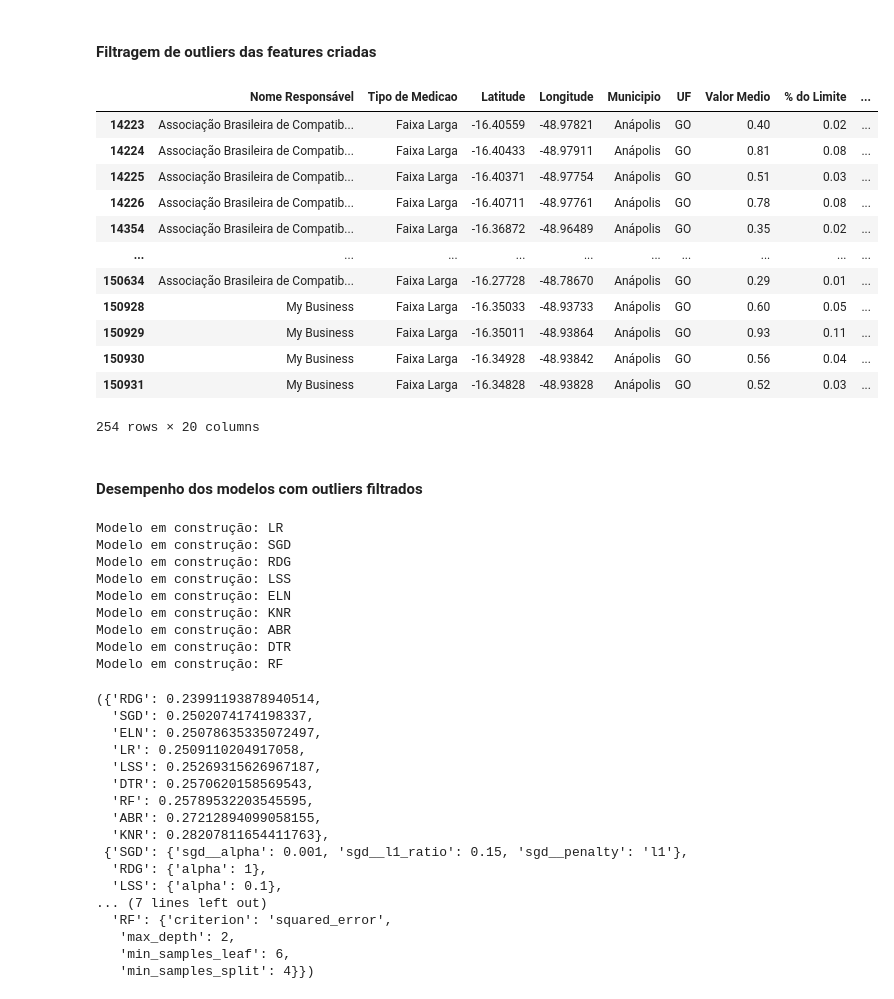
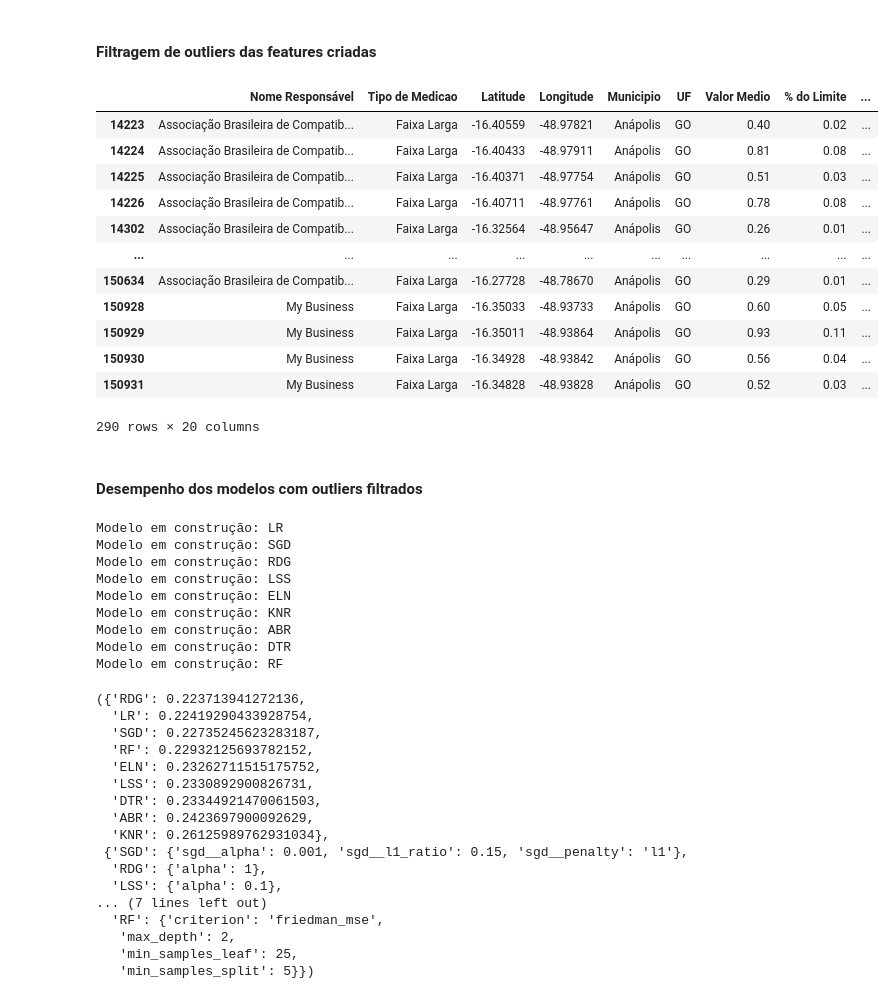
Before and after one commit to lucastsc/eletromagnetism, a Jupyter notebook: electromagnetism.ipynb, the cells around one changed output. Cells and saved outputs as stored; diff of their text form; code cells hidden in the pictures.

```diff
--- a/electromagnetism.ipynb
+++ b/electromagnetism.ipynb
@@ -861,25 +877,25 @@ def boxplot_data(df,col):
 # %%
 #filtra os outliers
 f2 = f[
     (f['Rx_Height'] < boxplot_data(f,'Rx_Height')['max']) &
-    (f['Rx_Height'] > boxplot_data(f,'Rx_Height')['min'])
+    (f['Rx_Height'] >= boxplot_data(f,'Rx_Height')['min'])
 ]
 
 f2
 # %% [output]
 |  | Nome Responsável | Tipo de Medicao | Latitude | Longitude | Municipio | UF | Valor Medio | % do Limite | ... |
 | 14223 | Associação Brasileira de Compatib... | Faixa Larga | -16.40559 | -48.97821 | Anápolis | GO | 0.40 | 0.02 | ... |
 | 14224 | Associação Brasileira de Compatib... | Faixa Larga | -16.40433 | -48.97911 | Anápolis | GO | 0.81 | 0.08 | ... |
 | 14225 | Associação Brasileira de Compatib... | Faixa Larga | -16.40371 | -48.97754 | Anápolis | GO | 0.51 | 0.03 | ... |
 | 14226 | Associação Brasileira de Compatib... | Faixa Larga | -16.40711 | -48.97761 | Anápolis | GO | 0.78 | 0.08 | ... |
-| 14354 | Associação Brasileira de Compatib... | Faixa Larga | -16.36872 | -48.96489 | Anápolis | GO | 0.35 | 0.02 | ... |
+| 14302 | Associação Brasileira de Compatib... | Faixa Larga | -16.32564 | -48.95647 | Anápolis | GO | 0.26 | 0.01 | ... |
 | ... | ... | ... | ... | ... | ... | ... | ... | ... | ... |
 | 150634 | Associação Brasileira de Compatib... | Faixa Larga | -16.27728 | -48.78670 | Anápolis | GO | 0.29 | 0.01 | ... |
 | 150928 | My Business | Faixa Larga | -16.35033 | -48.93733 | Anápolis | GO | 0.60 | 0.05 | ... |
 | 150929 | My Business | Faixa Larga | -16.35011 | -48.93864 | Anápolis | GO | 0.93 | 0.11 | ... |
 | 150930 | My Business | Faixa Larga | -16.34928 | -48.93842 | Anápolis | GO | 0.56 | 0.04 | ... |
 | 150931 | My Business | Faixa Larga | -16.34828 | -48.93828 | Anápolis | GO | 0.52 | 0.03 | ... |
-254 rows × 20 columns
+290 rows × 20 columns
 # %% [markdown]
 #### Desempenho dos modelos com outliers filtrados
 # %%
@@ -894,20 +910,20 @@ Modelo em construção: KNR
 Modelo em construção: ABR
 Modelo em construção: DTR
 Modelo em construção: RF
-({'RDG': 0.23991193878940514,
-  'SGD': 0.2502074174198337,
-  'ELN': 0.25078635335072497,
-  'LR': 0.2509110204917058,
-  'LSS': 0.25269315626967187,
-  'DTR': 0.2570620158569543,
-  'RF': 0.25789532203545595,
-  'ABR': 0.27212894099058155,
-  'KNR': 0.28207811654411763},
+({'RDG': 0.223713941272136,
+  'LR': 0.22419290433928754,
+  'SGD': 0.22735245623283187,
+  'RF': 0.22932125693782152,
+  'ELN': 0.23262711515175752,
+  'LSS': 0.2330892900826731,
+  'DTR': 0.23344921470061503,
+  'ABR': 0.2423697900092629,
+  'KNR': 0.26125989762931034},
  {'SGD': {'sgd__alpha': 0.001, 'sgd__l1_ratio': 0.15, 'sgd__penalty': 'l1'},
   'RDG': {'alpha': 1},
   'LSS': {'alpha': 0.1},
 ... (7 lines left out)
-  'RF': {'criterion': 'squared_error',
+  'RF': {'criterion': 'friedman_mse',
    'max_depth': 2,
-   'min_samples_leaf': 6,
-   'min_samples_split': 4}})
+   'min_samples_leaf': 25,
+   'min_samples_split': 5}})
```
Also changed, not shown: parts of 3 cells of this notebook.
